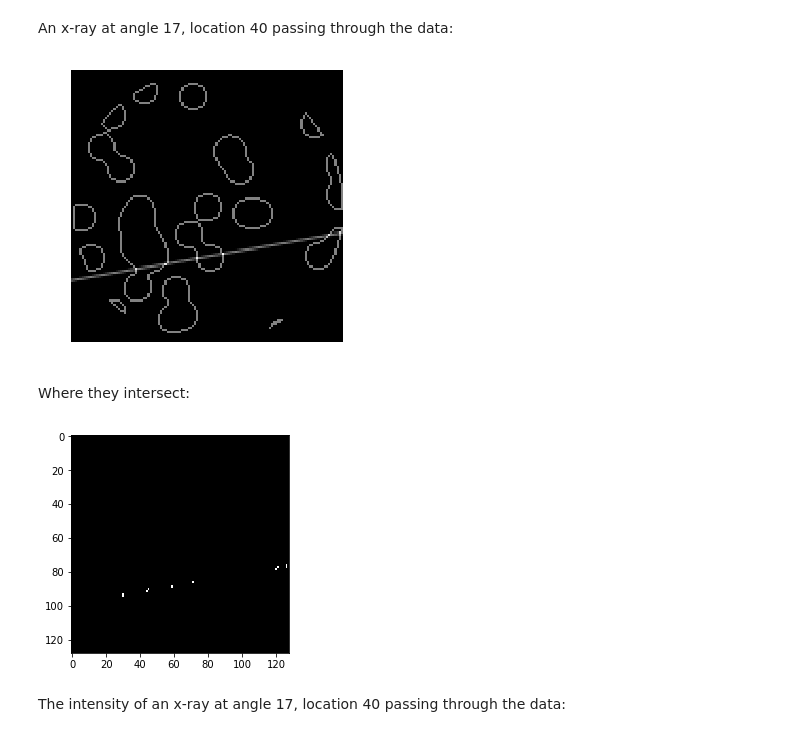
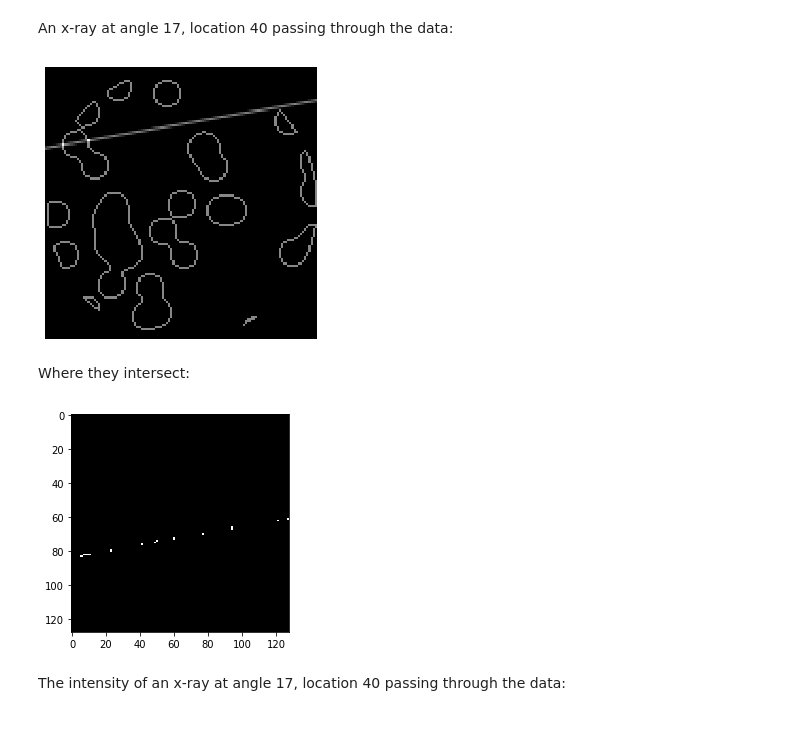
Before and after one commit to Unthrottled/numerical-linear-algebra, a Jupyter notebook: nbs/4. Compressed Sensing of CT Scans with Robust Regression.ipynb, the cells around one changed output. Saved outputs shown, nothing was run; the diff lists cells and outputs as text; code cells hidden in the pictures.

```diff
--- a/nbs/4. Compressed Sensing of CT Scans with Robust Regression.ipynb
+++ b/nbs/4. Compressed Sensing of CT Scans with Robust Regression.ipynb
@@ -397,7 +397,7 @@ def build_projection_operator(l_x, n_dir):
         inds, w = _weights(Xrot, dx=1, orig=X.min())
         mask = (inds >= 0) & (inds < l_x)
         weights += list(w[mask])
-        camera_inds += list(inds[mask] + i * l_x)
+        camera_inds += list((inds[mask] + i * l_x).astype(int))
         data_inds += list(data_unravel_indices[mask])
     proj_operator = sparse.coo_matrix((weights, (camera_inds, data_inds)))
     return proj_operator
@@ -406,5 +406,5 @@ def build_projection_operator(l_x, n_dir):
 # %%
 l = 128
 # %%
-proj_operator = build_projection_operator(l, l // 7)
+proj_operator = build_projection_operator(l, int(l // 7))
 # %%
@@ -467,18 +468,18 @@ proj = proj_operator @ data.ravel()[:, np.newaxis]
 An x-ray at angle 17, location 40 passing through the data:
 # %%
 plt.figure(figsize=(5,5))
-plt.imshow(data + proj_t[17,40], cmap=plt.cm.gray)
+plt.imshow(data + proj_t[17,100], cmap=plt.cm.gray)
 plt.axis('off')
 plt.savefig("images/data_xray.png")
 # %% [output]
-[figure, old version]
+[figure, new version]
 # %% [markdown]
 Where they intersect:
 # %%
-both = data + proj_t[17,40]
+both = data + proj_t[17,55]
 plt.imshow((both > 1.1).astype(int), cmap=plt.cm.gray);
 # %% [output]
-[figure, old version]
+[figure, new version]
 # %% [markdown]
 The intensity of an x-ray at angle 17, location 40 passing through the data:
 # %%
```
Also changed, not shown: parts of 35 cells of this notebook, 5 other files.
